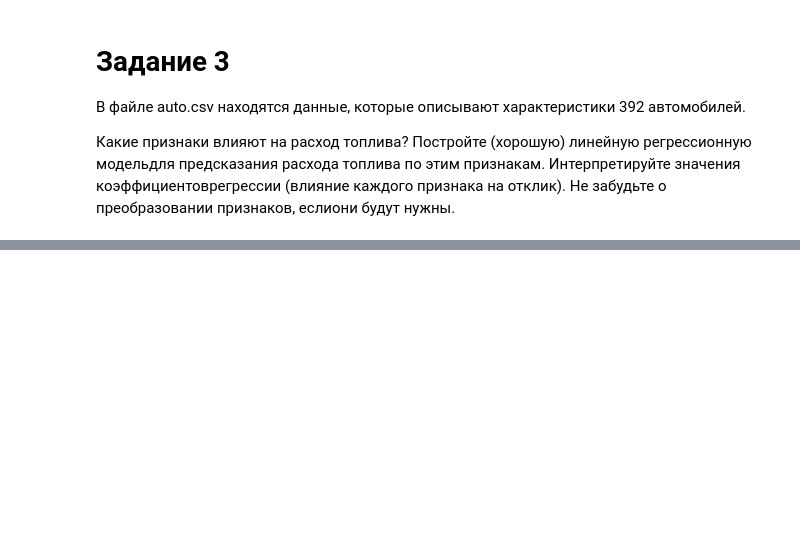
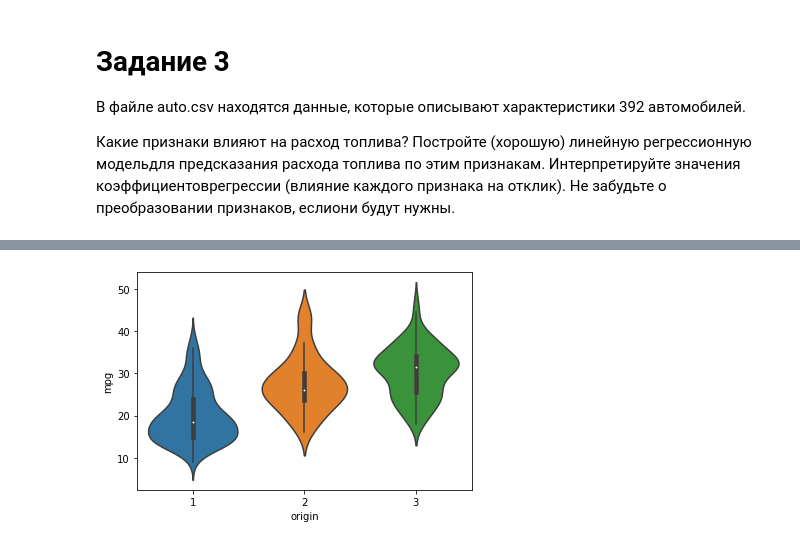
Before and after one commit to ksetdekov/HSE_DS, a Jupyter notebook: 03 Math/Stat hw4/hw4.ipynb, the cells around one changed output, grey strips where cells are left out. Saved outputs shown, nothing was run; the diff lists cells and outputs as text; code cells hidden in the pictures; blank space fills up the shorter version.

```diff
--- a/03 Math/Stat hw4/hw4.ipynb
+++ b/03 Math/Stat hw4/hw4.ipynb
@@ -262,0 +226,4 @@ MannwhitneyuResult(statistic=42.0, pvalue=0.0009356956665892771)
+# %%
+ax = sns.violinplot(x="origin", y="mpg", data=mtcars)
+# %% [output]
+[figure, added]
```
Also changed, not shown: parts of 82 cells of this notebook.
